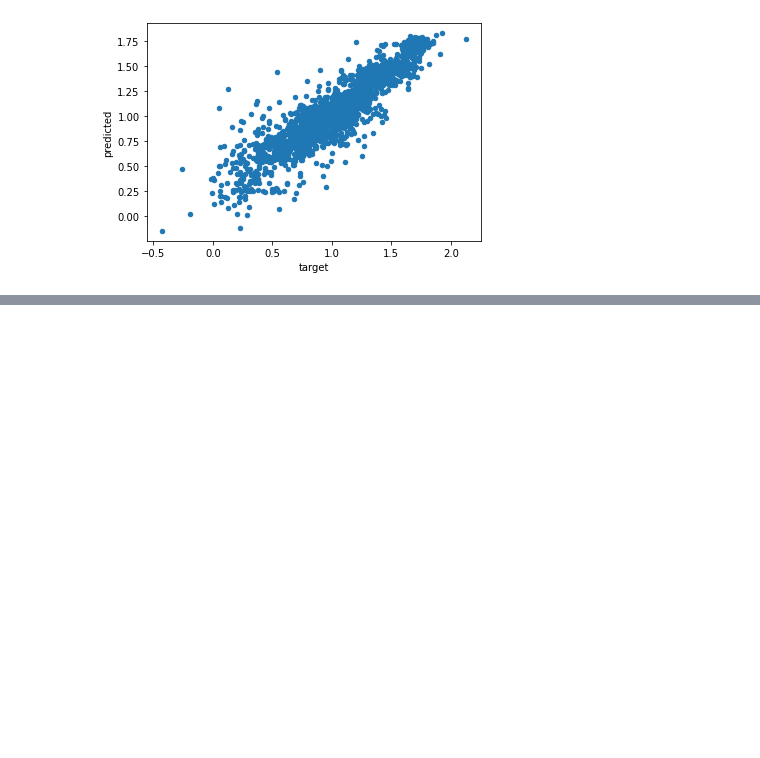
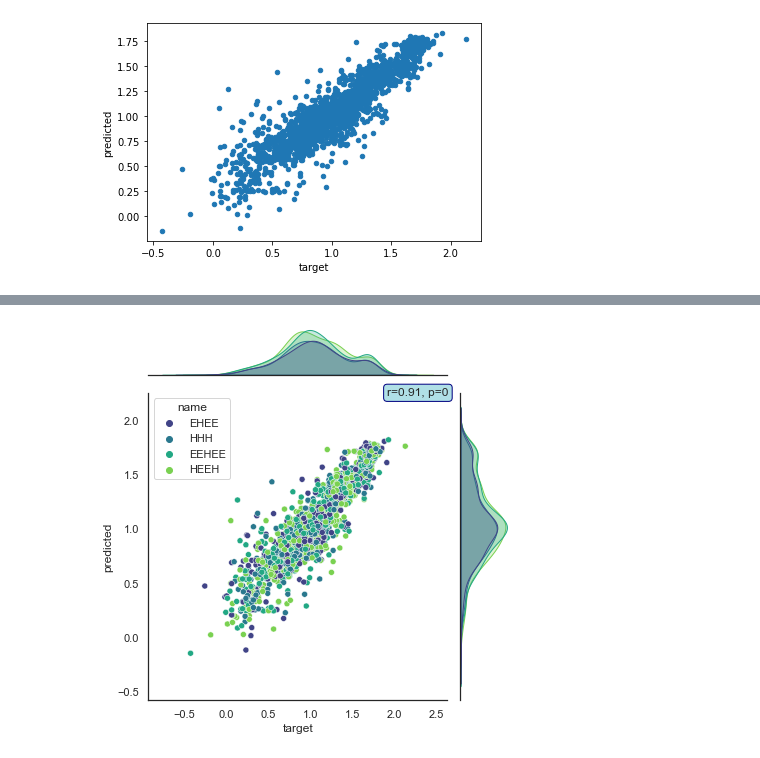
Before and after one commit to AlessioZanga/BioHackaton2021, a Jupyter notebook: evaluation.ipynb, the cells around one changed output, grey strips where cells are left out. Drawn from its saved outputs; the diff is of its cells as text; code cells hidden in the pictures; blank space fills up the shorter version.

```diff
--- a/evaluation.ipynb
+++ b/evaluation.ipynb
@@ -40,0 +79,11 @@ _ = evaluate.plot.scatter("target", "predicted")
+# %%
+g = sns.jointplot(x="target", y="predicted",
+                  palette="viridis",hue="name",
+                  data=evaluate);
+g.ax_joint.annotate(annotate(evaluate), xy=(0.8, 1), xycoords='axes fraction',
+                    ha='left', va='center',
+                    bbox={'boxstyle': 'round', 'fc': 'powderblue', 'ec': 'navy'})
+plt.tight_layout()
+plt.show()
+# %% [output]
+[figure, added]
```
Also changed, not shown: parts of 6 cells of this notebook.
